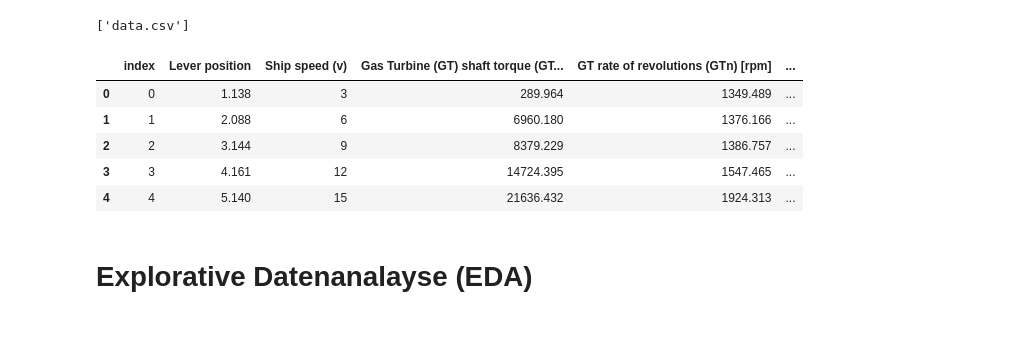
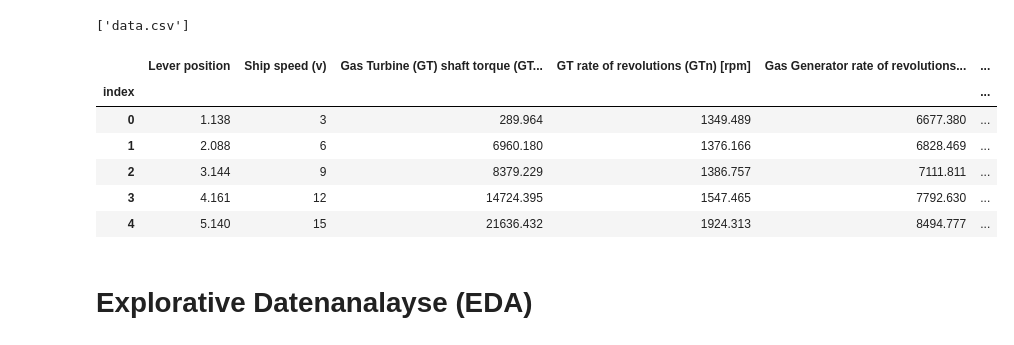
Before and after one commit to IAmBlindNotDeaf/Gas-Turbine-Degradation-Prediction, a Jupyter notebook: notebooks/01_exploration.ipynb, the cells around one changed output. Drawn from its saved outputs; the diff is of its cells as text; code cells hidden in the pictures.

```diff
--- a/notebooks/01_exploration.ipynb
+++ b/notebooks/01_exploration.ipynb
@@ -34,15 +34,16 @@ files
 ['data.csv']
 # %%
 # Einlesen der Daten
-df = pd.read_csv("/".join(["../data/raw/", dataset_name, files[0]]))
+df = pd.read_csv("/".join(["../data/raw/", dataset_name, files[0]]), index_col=0)
 df.head()
 # %% [output]
-|  | index | Lever position | Ship speed (v) | Gas Turbine (GT) shaft torque (GT... | GT rate of revolutions (GTn) [rpm] | ... |
-| 0 | 0 | 1.138 | 3 | 289.964 | 1349.489 | ... |
-| 1 | 1 | 2.088 | 6 | 6960.180 | 1376.166 | ... |
-| 2 | 2 | 3.144 | 9 | 8379.229 | 1386.757 | ... |
-| 3 | 3 | 4.161 | 12 | 14724.395 | 1547.465 | ... |
-| 4 | 4 | 5.140 | 15 | 21636.432 | 1924.313 | ... |
+|  | Lever position | Ship speed (v) | Gas Turbine (GT) shaft torque (GT... | GT rate of revolutions (GTn) [rpm] | Gas Generator rate of revolutions... | ... |
+| index |  |  |  |  |  | ... |
+| 0 | 1.138 | 3 | 289.964 | 1349.489 | 6677.380 | ... |
+| 1 | 2.088 | 6 | 6960.180 | 1376.166 | 6828.469 | ... |
+| 2 | 3.144 | 9 | 8379.229 | 1386.757 | 7111.811 | ... |
+| 3 | 4.161 | 12 | 14724.395 | 1547.465 | 7792.630 | ... |
+| 4 | 5.140 | 15 | 21636.432 | 1924.313 | 8494.777 | ... |
 # %% [markdown]
 # Explorative Datenanalayse (EDA)
 # %% [markdown]
```
Also changed, not shown: parts of 6 cells of this notebook.
